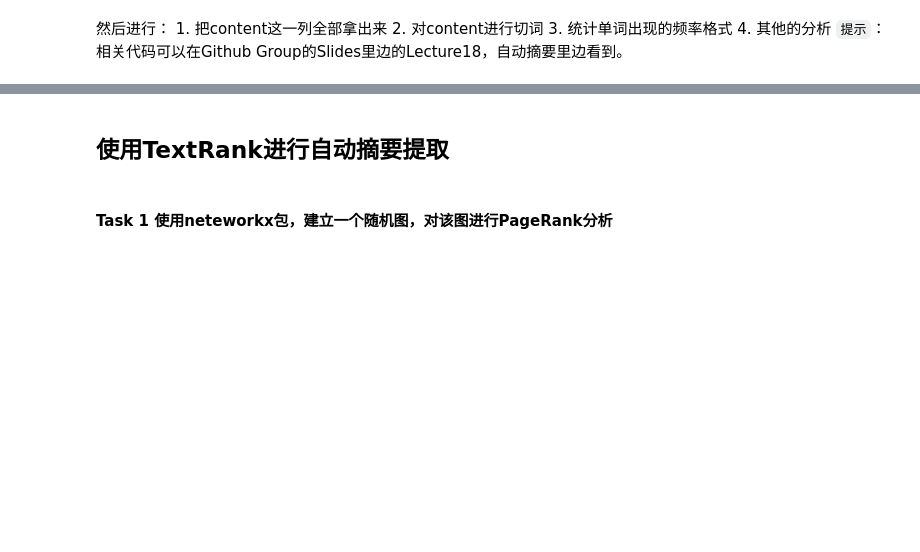
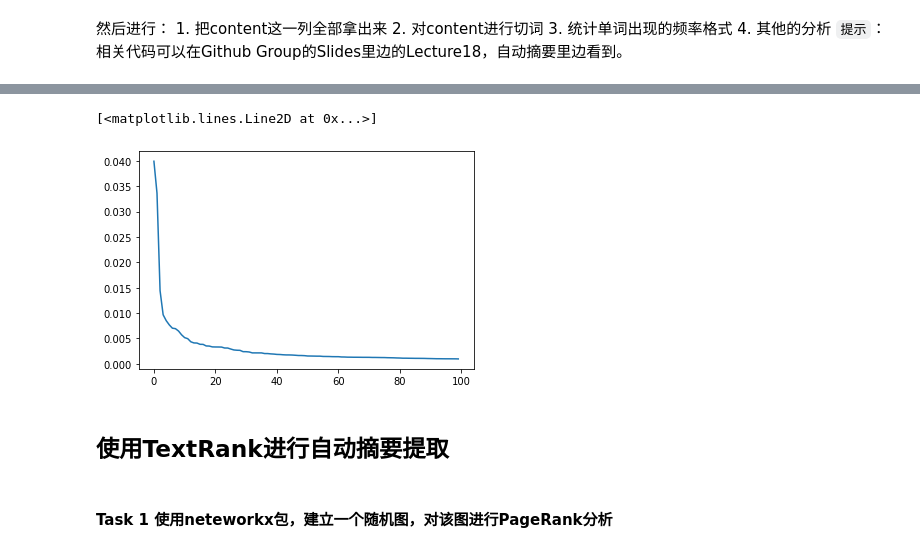
Before and after one commit to RyanPeking/Auto-Summarization, a Jupyter notebook: Project-02-AutoSummarizationTutorial.ipynb, the cells around one changed output, grey strips where cells are left out. Drawn from its saved outputs; the diff is of its cells as text; code cells hidden in the pictures; blank space fills up the shorter version.

```diff
--- a/Project-02-AutoSummarizationTutorial.ipynb
+++ b/Project-02-AutoSummarizationTutorial.ipynb
@@ -107,0 +250,2 @@ news_content.head()
+# %%
+words_counter = Counter(words)
@@ -107,0 +292,2 @@ news_content.head()
+# %%
+words_counter_sorted = sorted(words_counter.items(), key=lambda x:x[, reverse=True)
@@ -107,0 +314,2 @@ news_content.head()
+# %%
+words_frequences_sorted = [words_counter[1]/len(words) for words_counter in words_counter_sorted]
@@ -107,0 +336,2 @@ news_content.head()
+# %%
+X = range(len(words_frequences_sorted))
@@ -108,3 +340,8 @@ news_content.head()
+# %%
+plt.plot(X[:100], words_frequences_sorted[:100])
+# %% [output]
+[<matplotlib.lines.Line2D at 0x...>]
+[figure, added]
 # %% [markdown]
 ## 使用TextRank进行自动摘要提取
 # %% [markdown]
```
Also changed, not shown: parts of 46 cells of this notebook.
